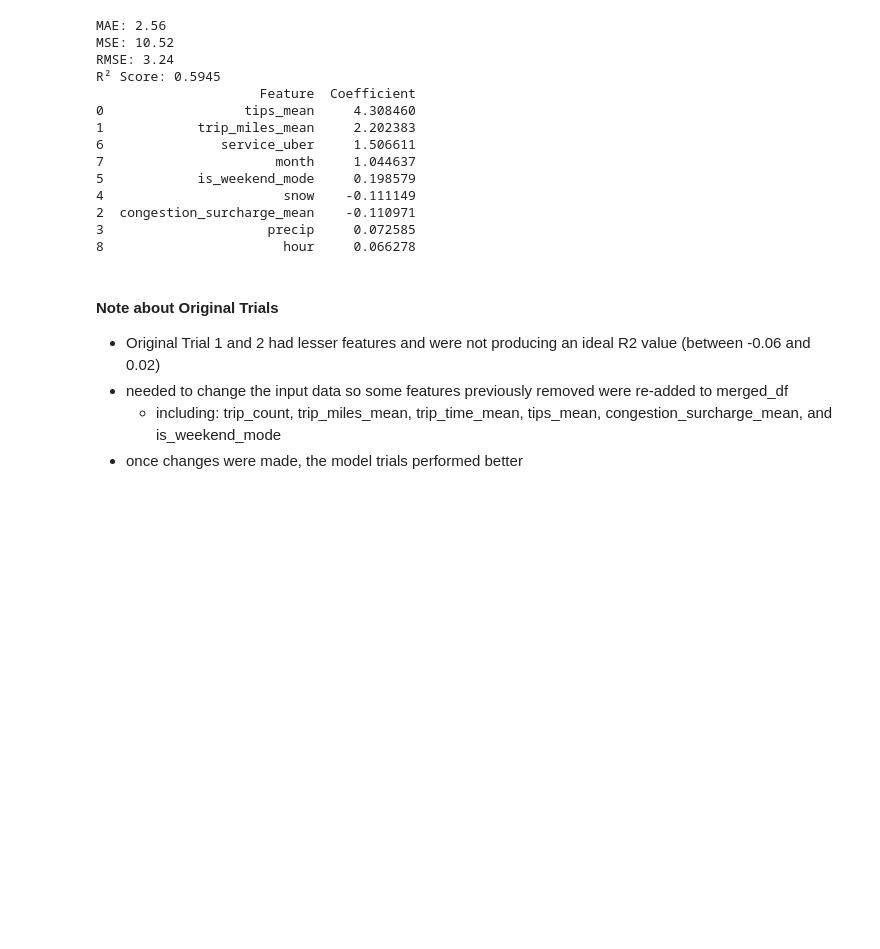
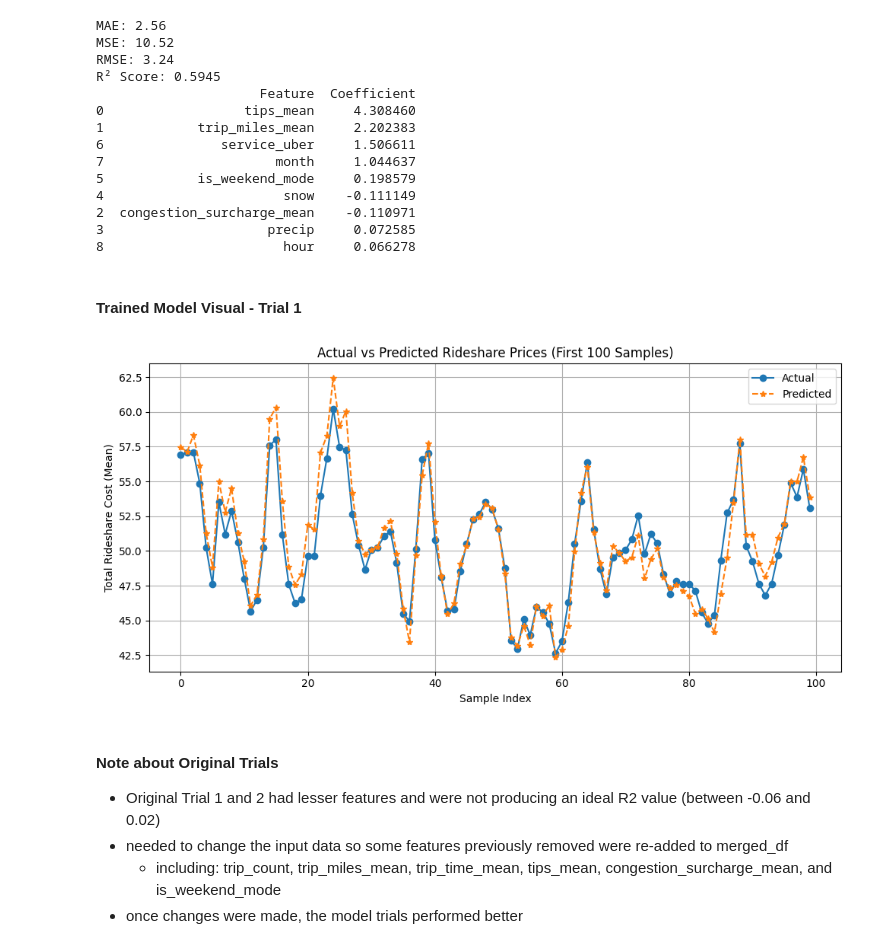
Before and after one commit to data11y/SU-IST707-Group_Project, a Jupyter notebook: Project Checkpoints/Checkpoint 2/Initial Models/Linear Regression Model-3.ipynb, the cells around one changed output. Drawn from its saved outputs; the diff is of its cells as text; code cells hidden in the pictures; blank space fills up the shorter version.

Commit message:
model LR

```diff
--- a/Project Checkpoints/Checkpoint 2/Initial Models/Linear Regression Model-3.ipynb
+++ b/Project Checkpoints/Checkpoint 2/Initial Models/Linear Regression Model-3.ipynb
@@ -483,6 +483,24 @@ R² Score: 0.5945
 2  congestion_surcharge_mean    -0.110971
 3                     precip     0.072585
 8                       hour     0.066278
+# %% [markdown]
+#### Trained Model Visual - Trial 1
+# %%
+# Actual Cost vs. Predicted Cost
+# (n=100) provided the best clarity
+
+plt.figure(figsize=(10, 5))
+plt.plot(y_test_1.values[:100], label='Actual', marker='o')
+plt.plot(y_pred_1[:100], label='Predicted', linestyle='--', marker='*')
+plt.title("Actual vs Predicted Rideshare Prices (First 100 Samples)")
+plt.xlabel("Sample Index")
+plt.ylabel("Total Rideshare Cost (Mean)")
+plt.legend()
+plt.grid(True)
+plt.tight_layout()
+plt.show()
+# %% [output]
+[figure, added]
 # %% [markdown]
 #### Note about Original Trials
 
```
Also changed, not shown: parts of 2 cells of this notebook.
